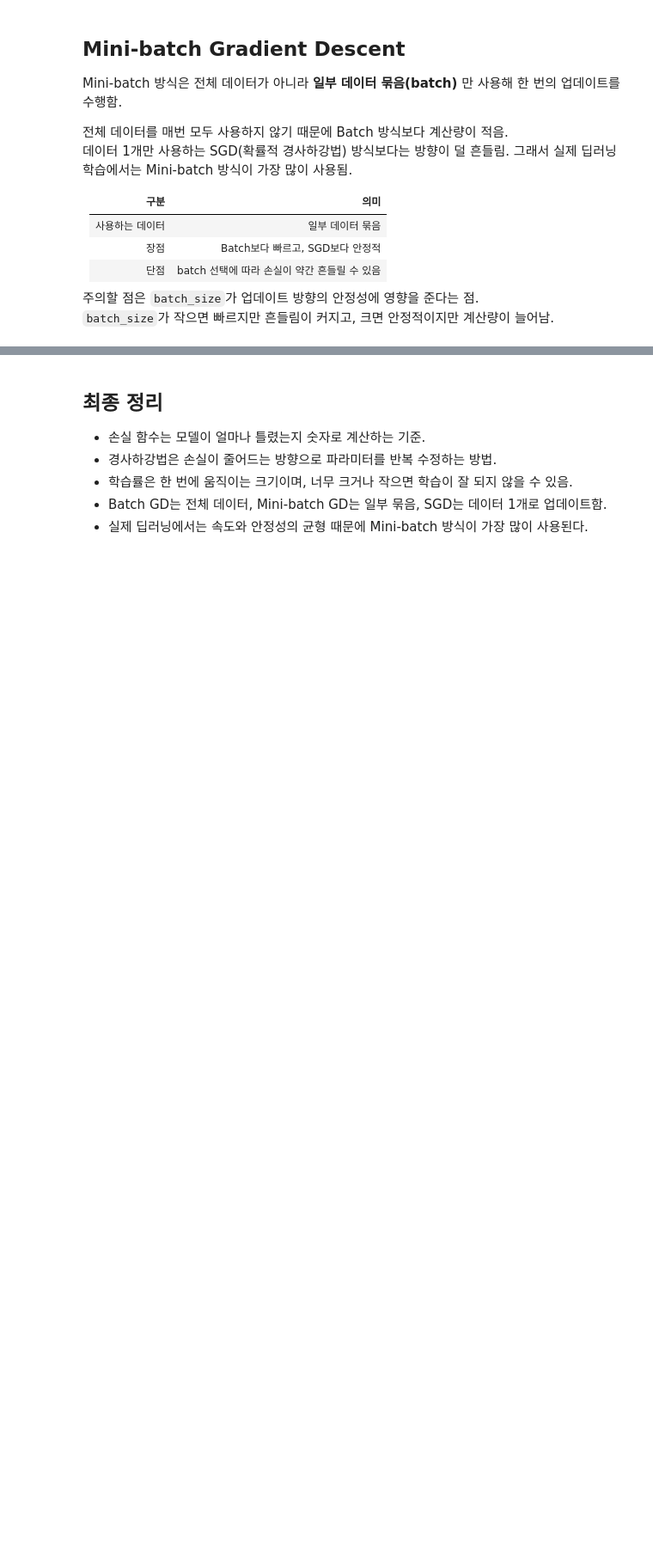
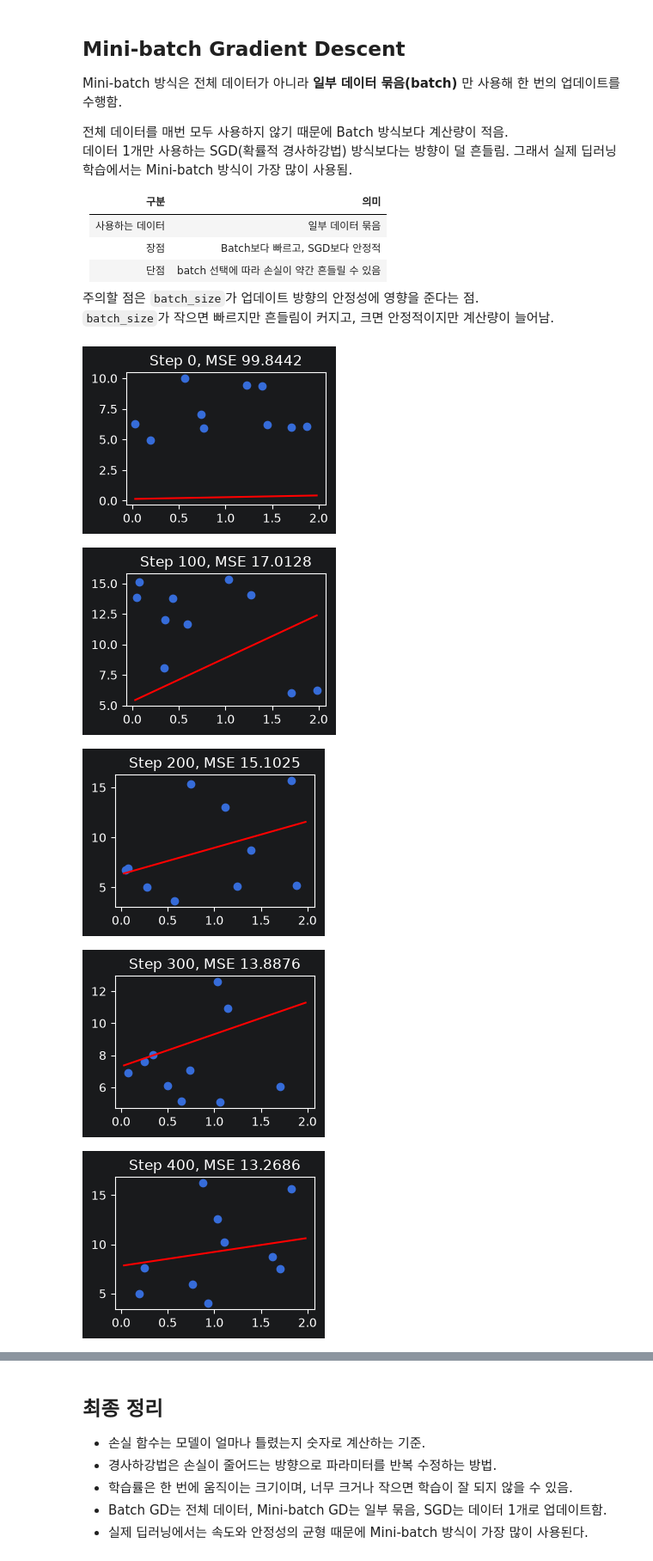
Before and after one commit to RabbitTasteDog-PRO/06_machine_learning, a Jupyter notebook: 02_regression/05_gradient_descent.ipynb, the cells around one changed output, grey strips where cells are left out. Shown at 86% size. Drawn from its saved outputs; the diff is of its cells as text; code cells hidden in the pictures; blank space fills up the shorter version.

Commit message:
-record - 경사하강법 사용법   - Mini-Batch   - Batch Gradient Descent

```diff
--- a/02_regression/05_gradient_descent.ipynb
+++ b/02_regression/05_gradient_descent.ipynb
@@ -249,3 +536,76 @@ Mini-batch 방식은 전체 데이터가 아니라 **일부 데이터 묶음(bat
 
 주의할 점은 `batch_size`가 업데이트 방향의 안정성에 영향을 준다는 점.
 `batch_size`가 작으면 빠르지만 흔들림이 커지고, 크면 안정적이지만 계산량이 늘어남.
+# %%
+def mini_batch_gradient_descent(X, y, batch_size=10, n_iter=1000, lr=0.01):
+    N = len(X)
+
+    w0 = np.zeros((1, 1))
+    w1 = np.zeros((1, 1))
+
+    loss_history = []
+
+    # x_line: 회귀선을 부드럽게 그리기 위한 X 좌표.
+    # X의 최솟값부터 최댓값까지 균등 간격으로 100개 값을 생성함.
+    x_line = np.linspace(X.min(), X.max(), 100).reshape(-1, 1)
+
+    for i in range(n_iter):
+        # permutation
+        # np.random.permutation(N): 0부터 N-1까지의 인덱스를 무작위 순서로 섞음.
+        # [:batch_size]: 섞인 인덱스 중 앞에서 batch_size개만 선택함.
+        # 즉, 전체 100개 중 일부 데이터만 뽑아 이번 업데이트에 사용함.
+        indices = np.random.permutation(N)[:batch_size]
+
+        X_batch = X[indices]
+        y_batch = y[indices]
+
+        # batch_n: 실제 선택된 mini-batch 데이터 개수.
+        batch_n = len(X_batch)
+
+        # 선택된 mini-batch에 대해서만 예측값을 계산함.
+        # 예측식: y_pred_batch = w0 + w1 * X_batch
+        y_pred_batch = w0 + np.dot(X_batch, w1)
+
+        # diff_batch: mini-batch 안에서의 실제값과 예측값 차이.
+        diff_batch = y_batch - y_pred_batch
+
+        # mini-batch 기준 MSE의 기울기를 계산함.
+        w0_grad = (-2 / batch_n) * np.sum(diff_batch)
+
+        # w1은 X에 곱해지는 기울기이므로, 각 오차에 X값을 곱해 반영함.
+        w1_grad = (-2 / batch_n) * np.dot(X_batch.T, diff_batch)
+
+        # 파라미터 업데이트.
+        w0 -= lr * w0_grad
+        w1 -= lr * w1_grad
+
+        # 업데이트된 w0, w1이 전체 데이터에 대해 얼마나 좋아졌는지 확인함.
+        y_pred_all = w0 + np.dot(X, w1)
+        mse = np.mean((y - y_pred_all) ** 2)
+        loss_history.append(mse)
+
+        # 100번마다 현재 mini-batch와 회귀선을 시각화함.
+        # 파란 점은 이번 업데이트에 사용된 일부 데이터이고, 빨간 선은 현재 w0, w1로 만든 회귀선.
+        if i % 100 == 0:
+            plt.figure(figsize=(3, 2))
+            plt.scatter(X_batch, y_batch)
+            plt.plot(x_line, w0.item() + w1.item() * x_line, color='r')
+            plt.title(f'Step {i}, MSE {mse:.4f}')
+            plt.show()
+
+    return w0, w1, loss_history
+
+
+w0, w1, loss_history = mini_batch_gradient_descent(X, y)
+print(f'Mini-Batch GD w0 : {w0.item():.4f}')
+print(f'Mini-Batch GD w1 : {w1.item():.4f}')
+print(f'Mini-Batch GD 최종 MSE : {loss_history[-1]:.4f}')
+
+# Mini-Batch GD는 마지막 MSE가 무조건 최소값이 아니다
+# 왜? 랜덤으로 데이터 일부만 가지고 학습을 하다보니 오차가 발생할 수 밖에 없음
+# %% [output]
+[figure, added]
+[figure, added]
+[figure, added]
+[figure, added]
+[figure, added]
```
Also changed, not shown: parts of 4 cells of this notebook.
